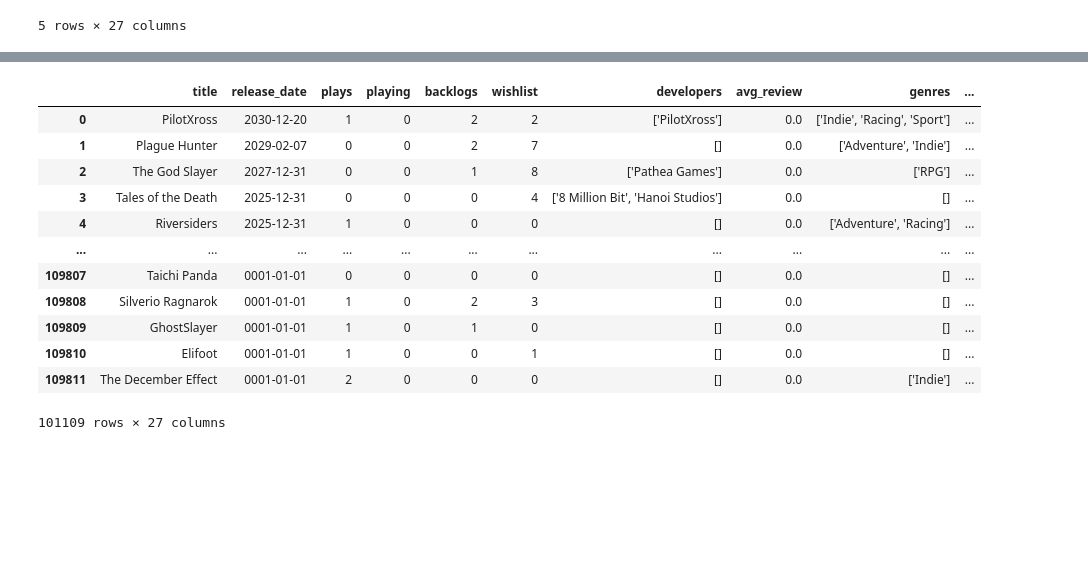
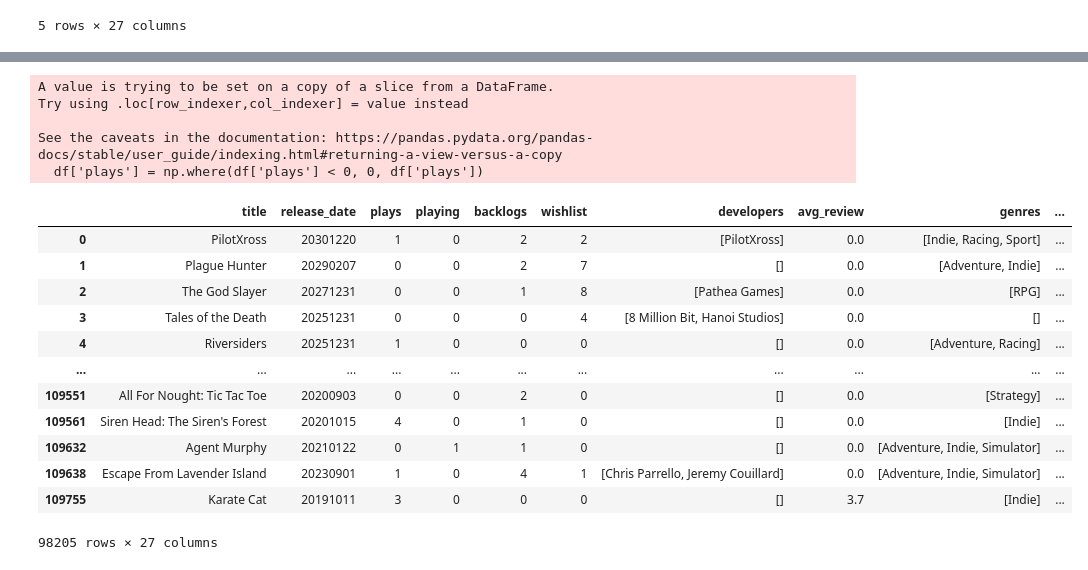
Before and after one commit to Ant-mel/legendary_game_recs, a Jupyter notebook: notebooks/Untitled.ipynb, the cells around one changed output, grey strips where cells are left out. Drawn from its saved outputs; the diff is of its cells as text; code cells hidden in the pictures; blank space fills up the shorter version.

Commit message:
Changes to notebooks, deleting original preprocess python file, updating preprocess cleaning file

```diff
--- a/notebooks/Untitled.ipynb
+++ b/notebooks/Untitled.ipynb
@@ -45,19 +65,25 @@ df.head()
 # %%
 df = drop_duplicates(df)
 # %%
+df = cleaning_in_notebook(df)
 df
 # %% [output]
+A value is trying to be set on a copy of a slice from a DataFrame.
+Try using .loc[row_indexer,col_indexer] = value instead
+
+See the caveats in the documentation: https://pandas.pydata.org/pandas-docs/stable/user_guide/indexing.html#returning-a-view-versus-a-copy
+  df['plays'] = np.where(df['plays'] < 0, 0, df['plays'])
 |  | title | release_date | plays | playing | backlogs | wishlist | developers | avg_review | genres | ... |
-| 0 | PilotXross | 2030-12-20 | 1 | 0 | 2 | 2 | ['PilotXross'] | 0.0 | ['Indie', 'Racing', 'Sport'] | ... |
-| 1 | Plague Hunter | 2029-02-07 | 0 | 0 | 2 | 7 | [] | 0.0 | ['Adventure', 'Indie'] | ... |
-| 2 | The God Slayer | 2027-12-31 | 0 | 0 | 1 | 8 | ['Pathea Games'] | 0.0 | ['RPG'] | ... |
-| 3 | Tales of the Death | 2025-12-31 | 0 | 0 | 0 | 4 | ['8 Million Bit', 'Hanoi Studios'] | 0.0 | [] | ... |
-| 4 | Riversiders | 2025-12-31 | 1 | 0 | 0 | 0 | [] | 0.0 | ['Adventure', 'Racing'] | ... |
+| 0 | PilotXross | 20301220 | 1 | 0 | 2 | 2 | [PilotXross] | 0.0 | [Indie, Racing, Sport] | ... |
+| 1 | Plague Hunter | 20290207 | 0 | 0 | 2 | 7 | [] | 0.0 | [Adventure, Indie] | ... |
+| 2 | The God Slayer | 20271231 | 0 | 0 | 1 | 8 | [Pathea Games] | 0.0 | [RPG] | ... |
+| 3 | Tales of the Death | 20251231 | 0 | 0 | 0 | 4 | [8 Million Bit, Hanoi Studios] | 0.0 | [] | ... |
+| 4 | Riversiders | 20251231 | 1 | 0 | 0 | 0 | [] | 0.0 | [Adventure, Racing] | ... |
 | ... | ... | ... | ... | ... | ... | ... | ... | ... | ... | ... |
-| 109807 | Taichi Panda | 0001-01-01 | 0 | 0 | 0 | 0 | [] | 0.0 | [] | ... |
-| 109808 | Silverio Ragnarok | 0001-01-01 | 1 | 0 | 2 | 3 | [] | 0.0 | [] | ... |
-| 109809 | GhostSlayer | 0001-01-01 | 1 | 0 | 1 | 0 | [] | 0.0 | [] | ... |
-| 109810 | Elifoot | 0001-01-01 | 1 | 0 | 0 | 1 | [] | 0.0 | [] | ... |
-| 109811 | The December Effect | 0001-01-01 | 2 | 0 | 0 | 0 | [] | 0.0 | ['Indie'] | ... |
+| 109551 | All For Nought: Tic Tac Toe | 20200903 | 0 | 0 | 2 | 0 | [] | 0.0 | [Strategy] | ... |
+| 109561 | Siren Head: The Siren's Forest | 20201015 | 4 | 0 | 1 | 0 | [] | 0.0 | [Indie] | ... |
+| 109632 | Agent Murphy | 20210122 | 0 | 1 | 1 | 0 | [] | 0.0 | [Adventure, Indie, Simulator] | ... |
+| 109638 | Escape From Lavender Island | 20230901 | 1 | 0 | 4 | 1 | [Chris Parrello, Jeremy Couillard] | 0.0 | [Adventure, Indie, Simulator] | ... |
+| 109755 | Karate Cat | 20191011 | 3 | 0 | 0 | 0 | [] | 3.7 | [Indie] | ... |
-101109 rows × 27 columns
+98205 rows × 27 columns
 # %%
```
Also changed, not shown: parts of 7 cells of this notebook, 3 other files.
